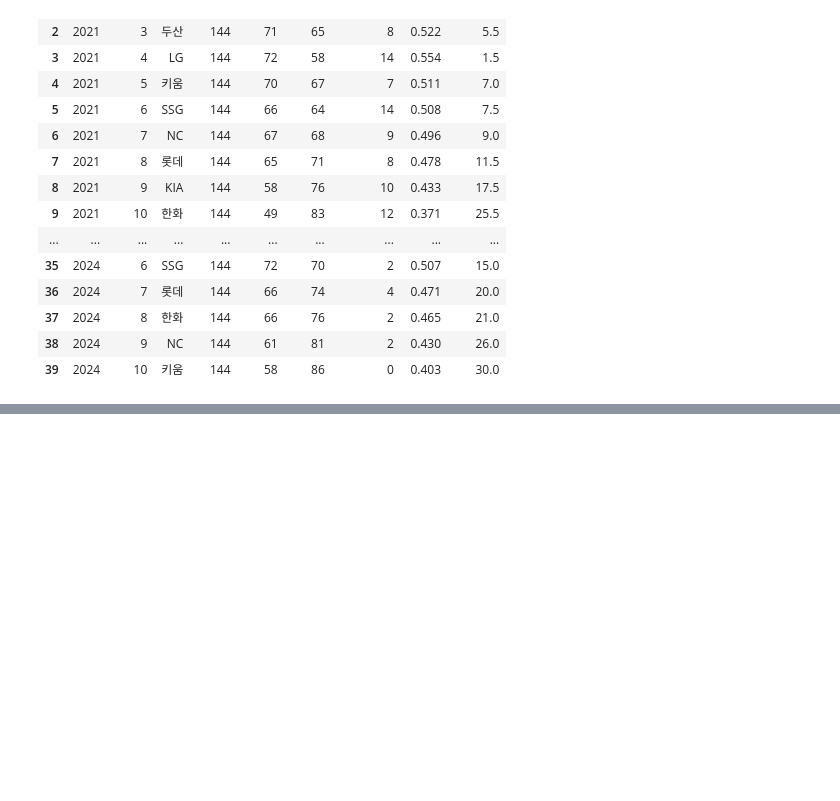
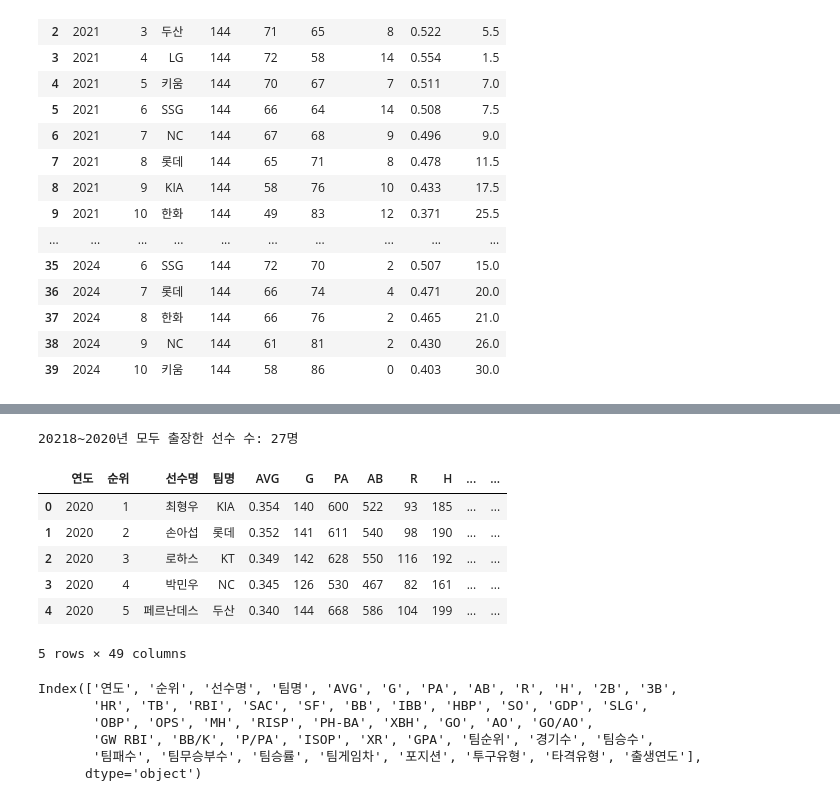
Before and after one commit to Seonyeol-Jeong/KBO_analysis, a Jupyter notebook: data_engineering.ipynb, the cells around one changed output, grey strips where cells are left out. Drawn from its saved outputs; the diff is of its cells as text; code cells hidden in the pictures; blank space fills up the shorter version.

```diff
--- a/data_engineering.ipynb
+++ b/data_engineering.ipynb
@@ -158,0 +210,8 @@ df_merged.to_csv('./kbo_21_24_merged.csv', index=False, encoding='cp949')
+# %%
+player_year_counts = df.groupby('선수명')['연도'].nunique()
+
+# 3년 모두 등장한 선수만 필터링
+players_all_years = player_year_counts[player_year_counts == 3].index.tolist()
+print(f"20218~2020년 모두 출장한 선수 수: {len(players_all_years)}명")
+# %% [output]
+20218~2020년 모두 출장한 선수 수: 27명
@@ -158,0 +222,20 @@ df_merged.to_csv('./kbo_21_24_merged.csv', index=False, encoding='cp949')
+# %%
+df = pd.read_csv('./안쓰는데이터/kbo_18_20_cleaned.csv')
+df.head()
+# %% [output]
+|  | 연도 | 순위 | 선수명 | 팀명 | AVG | G | PA | AB | R | H | ... | ... |
+| 0 | 2020 | 1 | 최형우 | KIA | 0.354 | 140 | 600 | 522 | 93 | 185 | ... | ... |
+| 1 | 2020 | 2 | 손아섭 | 롯데 | 0.352 | 141 | 611 | 540 | 98 | 190 | ... | ... |
+| 2 | 2020 | 3 | 로하스 | KT | 0.349 | 142 | 628 | 550 | 116 | 192 | ... | ... |
+| 3 | 2020 | 4 | 박민우 | NC | 0.345 | 126 | 530 | 467 | 82 | 161 | ... | ... |
+| 4 | 2020 | 5 | 페르난데스 | 두산 | 0.340 | 144 | 668 | 586 | 104 | 199 | ... | ... |
+5 rows × 49 columns
+# %%
+df.columns
+# %% [output]
+Index(['연도', '순위', '선수명', '팀명', 'AVG', 'G', 'PA', 'AB', 'R', 'H', '2B', '3B',
+       'HR', 'TB', 'RBI', 'SAC', 'SF', 'BB', 'IBB', 'HBP', 'SO', 'GDP', 'SLG',
+       'OBP', 'OPS', 'MH', 'RISP', 'PH-BA', 'XBH', 'GO', 'AO', 'GO/AO',
+       'GW RBI', 'BB/K', 'P/PA', 'ISOP', 'XR', 'GPA', '팀순위', '경기수', '팀승수',
+       '팀패수', '팀무승부수', '팀승률', '팀게임차', '포지션', '투구유형', '타격유형', '출생연도'],
+      dtype='object')
```
Also changed, not shown: parts of 48 cells of this notebook, 9 other files.
